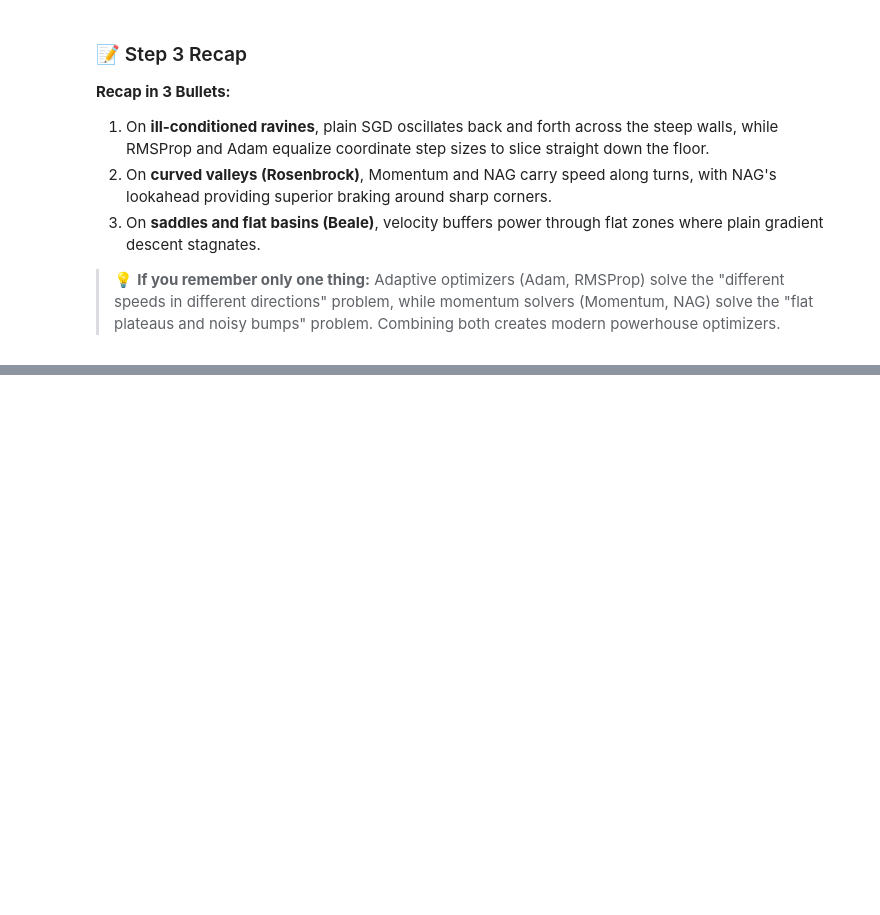
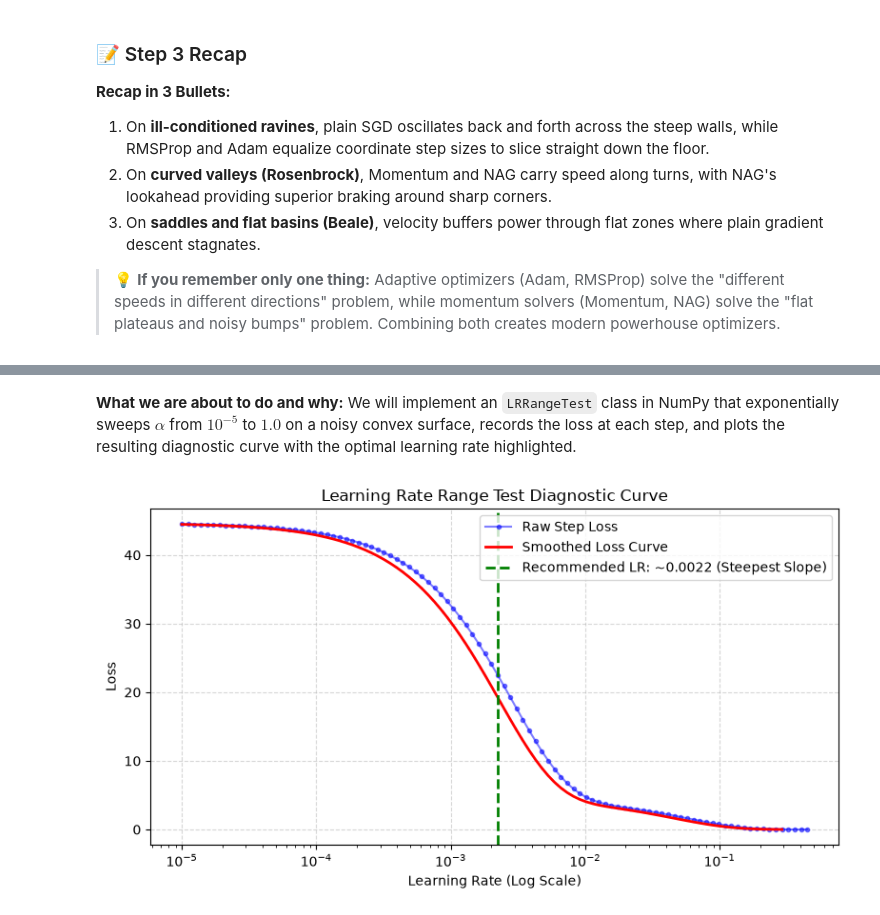
Before and after one commit to Arnav-Shrivastava/Optimization-Algorithms, a Jupyter notebook: optimization_algorithms_lab.ipynb, the cells around one changed output, grey strips where cells are left out. Saved outputs shown, nothing was run; the diff lists cells and outputs as text; code cells hidden in the pictures; blank space fills up the shorter version.

```diff
--- a/optimization_algorithms_lab.ipynb
+++ b/optimization_algorithms_lab.ipynb
@@ -1331,0 +1446,43 @@ Assuming that because an optimizer wins on one specific 2D surface, it is automa
+# %% [markdown]
+**What we are about to do and why:**
+We will implement an `LRRangeTest` class in NumPy that exponentially sweeps $\alpha$ from $10^{-5}$ to $1.0$ on a noisy convex surface, records the loss at each step, and plots the resulting diagnostic curve with the optimal learning rate highlighted.
+# %%
+# Step 4.2 Code: From-Scratch Learning Rate Range Test
+def run_lr_range_test(loss_fn, grad_fn, start_pt, lr_min=1e-5, lr_max=1.0, num_steps=120):
+    gamma = (lr_max / lr_min) ** (1.0 / num_steps)
+    w = np.array(start_pt, dtype=float)
+    lrs, losses = [], []
+    current_lr = lr_min
+
+    for _ in range(num_steps):
+        loss_val = loss_fn(w[0], w[1])
+        lrs.append(current_lr)
+        losses.append(loss_val)
+        if loss_val > 4.0 * min(losses) and len(losses) > 10:
+            break  # Stop early if loss diverges uncontrollably
+        g = grad_fn(w[0], w[1])
+        w = w - current_lr * g
+        current_lr *= gamma  # Exponential step increase
+    return np.array(lrs), np.array(losses)
+
+lrs_tested, losses_recorded = run_lr_range_test(f_ravine, grad_ravine, start_pt=[-3.0, 2.0], lr_min=1e-5, lr_max=0.5, num_steps=100)
+
+# Smooth losses for clearer gradient identification
+smoothed_losses = np.convolve(losses_recorded, np.ones(5)/5, mode='valid')
+smoothed_lrs = lrs_tested[:len(smoothed_losses)]
+# Find point of steepest descent (most negative gradient)
+gradients = np.gradient(smoothed_losses, np.log10(smoothed_lrs))
+steepest_idx = np.argmin(gradients)
+best_lr = smoothed_lrs[steepest_idx]
+
+plt.figure(figsize=(8, 4.5))
+plt.plot(lrs_tested, losses_recorded, 'b.-', alpha=0.5, label='Raw Step Loss')
+plt.plot(smoothed_lrs, smoothed_losses, 'r-', linewidth=2, label='Smoothed Loss Curve')
+plt.axvline(best_lr, color='green', linestyle='--', linewidth=2, label=f'Recommended LR: ~{best_lr:.4f} (Steepest Slope)')
+plt.xscale('log')
+plt.xlabel("Learning Rate (Log Scale)"); plt.ylabel("Loss")
+plt.title("Learning Rate Range Test Diagnostic Curve")
+plt.legend(); plt.grid(True, linestyle='--', alpha=0.5)
+plt.tight_layout(); plt.show()
+# %% [output]
+[figure, added]
```
Also changed, not shown: parts of 8 cells of this notebook.
